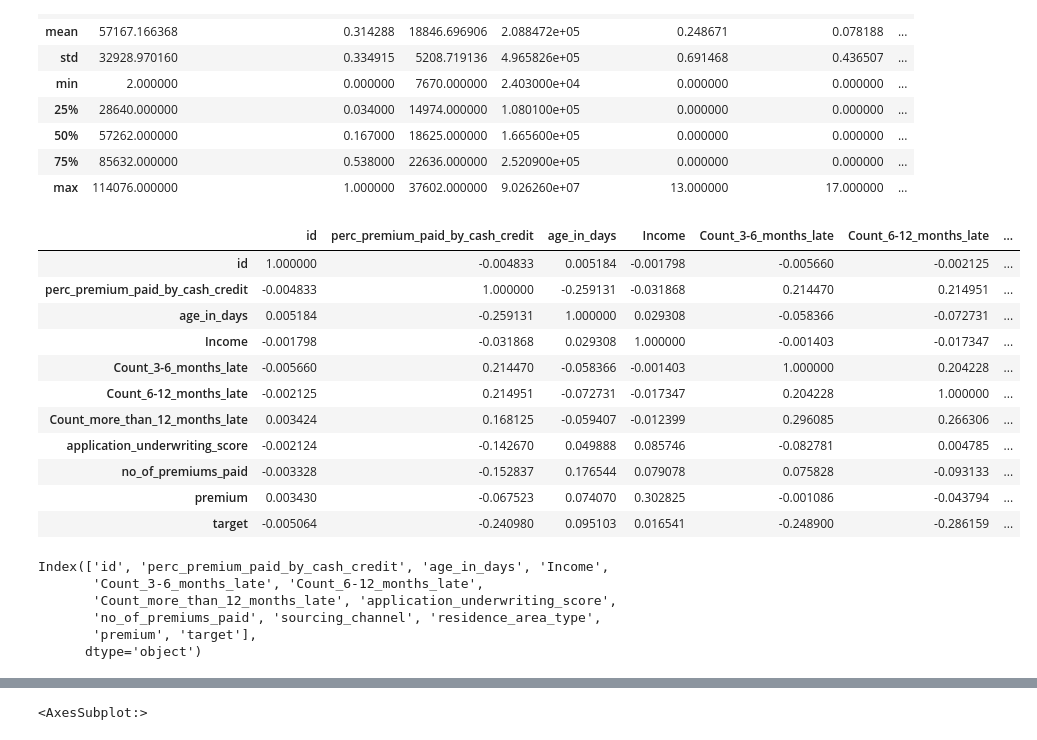
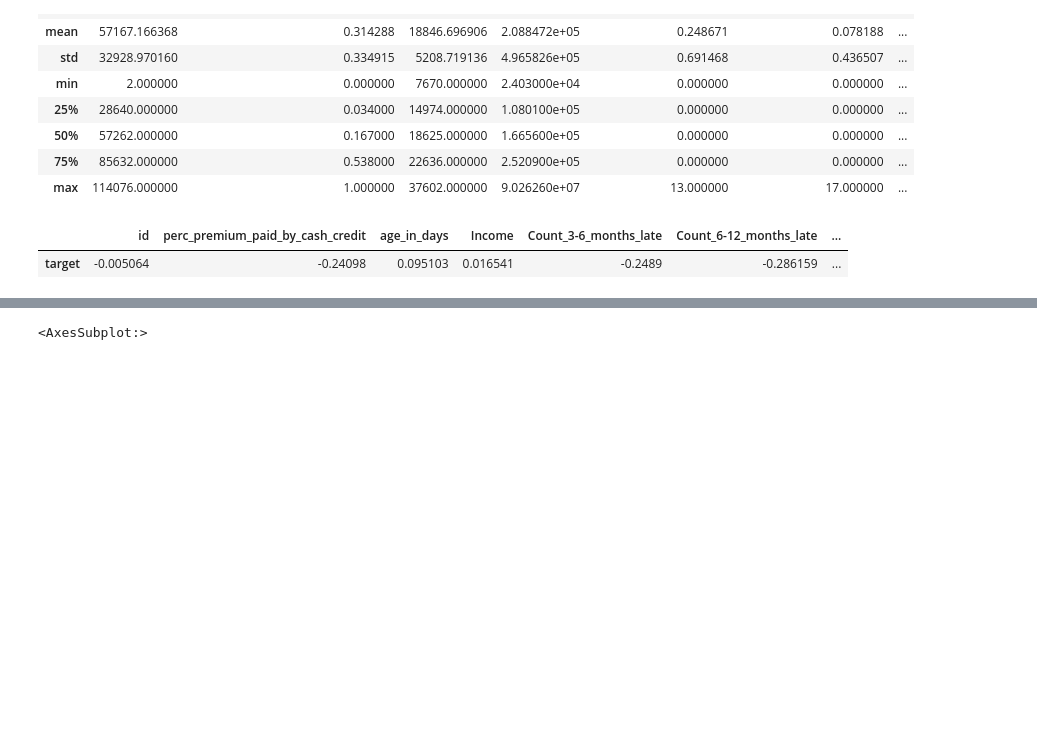
Before and after one commit to SDA8144/Project-ML-1, a Jupyter notebook: Project_ML_01.ipynb, the cells around one changed output, grey strips where cells are left out. Cells and saved outputs as stored; diff of their text form; code cells hidden in the pictures; blank space fills up the shorter version.

```diff
--- a/Project_ML_01.ipynb
+++ b/Project_ML_01.ipynb
@@ -16,7 +19,7 @@ pd.set_option("display.max_columns",None)
 # %% [markdown]
 ## 2) Data Gathering
 # %%
-df = pd.read_csv("dataset.csv")
+df = pd.read_csv("D:\Samar\Project for resume\project_1\dataset.csv")
 df.head()
 # %% [output]
 |  | id | perc_premium_paid_by_cash_credit | age_in_days | Income | Count_3-6_months_late | Count_6-12_months_late | ... |
@@ -185,26 +187,7 @@ df.describe()
 | 75% | 85632.000000 | 0.538000 | 22636.000000 | 2.520900e+05 | 0.000000 | 0.000000 | ... |
 | max | 114076.000000 | 1.000000 | 37602.000000 | 9.026260e+07 | 13.000000 | 17.000000 | ... |
 # %%
-df.corr(numeric_only=True)
+df.corr(numeric_only=True).tail(1)
 # %% [output]
 |  | id | perc_premium_paid_by_cash_credit | age_in_days | Income | Count_3-6_months_late | Count_6-12_months_late | ... |
-| id | 1.000000 | -0.004833 | 0.005184 | -0.001798 | -0.005660 | -0.002125 | ... |
-| perc_premium_paid_by_cash_credit | -0.004833 | 1.000000 | -0.259131 | -0.031868 | 0.214470 | 0.214951 | ... |
-| age_in_days | 0.005184 | -0.259131 | 1.000000 | 0.029308 | -0.058366 | -0.072731 | ... |
-| Income | -0.001798 | -0.031868 | 0.029308 | 1.000000 | -0.001403 | -0.017347 | ... |
-| Count_3-6_months_late | -0.005660 | 0.214470 | -0.058366 | -0.001403 | 1.000000 | 0.204228 | ... |
-| Count_6-12_months_late | -0.002125 | 0.214951 | -0.072731 | -0.017347 | 0.204228 | 1.000000 | ... |
-| Count_more_than_12_months_late | 0.003424 | 0.168125 | -0.059407 | -0.012399 | 0.296085 | 0.266306 | ... |
-| application_underwriting_score | -0.002124 | -0.142670 | 0.049888 | 0.085746 | -0.082781 | 0.004785 | ... |
-| no_of_premiums_paid | -0.003328 | -0.152837 | 0.176544 | 0.079078 | 0.075828 | -0.093133 | ... |
-| premium | 0.003430 | -0.067523 | 0.074070 | 0.302825 | -0.001086 | -0.043794 | ... |
-| target | -0.005064 | -0.240980 | 0.095103 | 0.016541 | -0.248900 | -0.286159 | ... |
+| target | -0.005064 | -0.24098 | 0.095103 | 0.016541 | -0.2489 | -0.286159 | ... |
-# %%
-df.columns
-# %% [output]
-Index(['id', 'perc_premium_paid_by_cash_credit', 'age_in_days', 'Income',
-       'Count_3-6_months_late', 'Count_6-12_months_late',
-       'Count_more_than_12_months_late', 'application_underwriting_score',
-       'no_of_premiums_paid', 'sourcing_channel', 'residence_area_type',
-       'premium', 'target'],
-      dtype='object')
```
Also changed, not shown: parts of 89 cells of this notebook.
